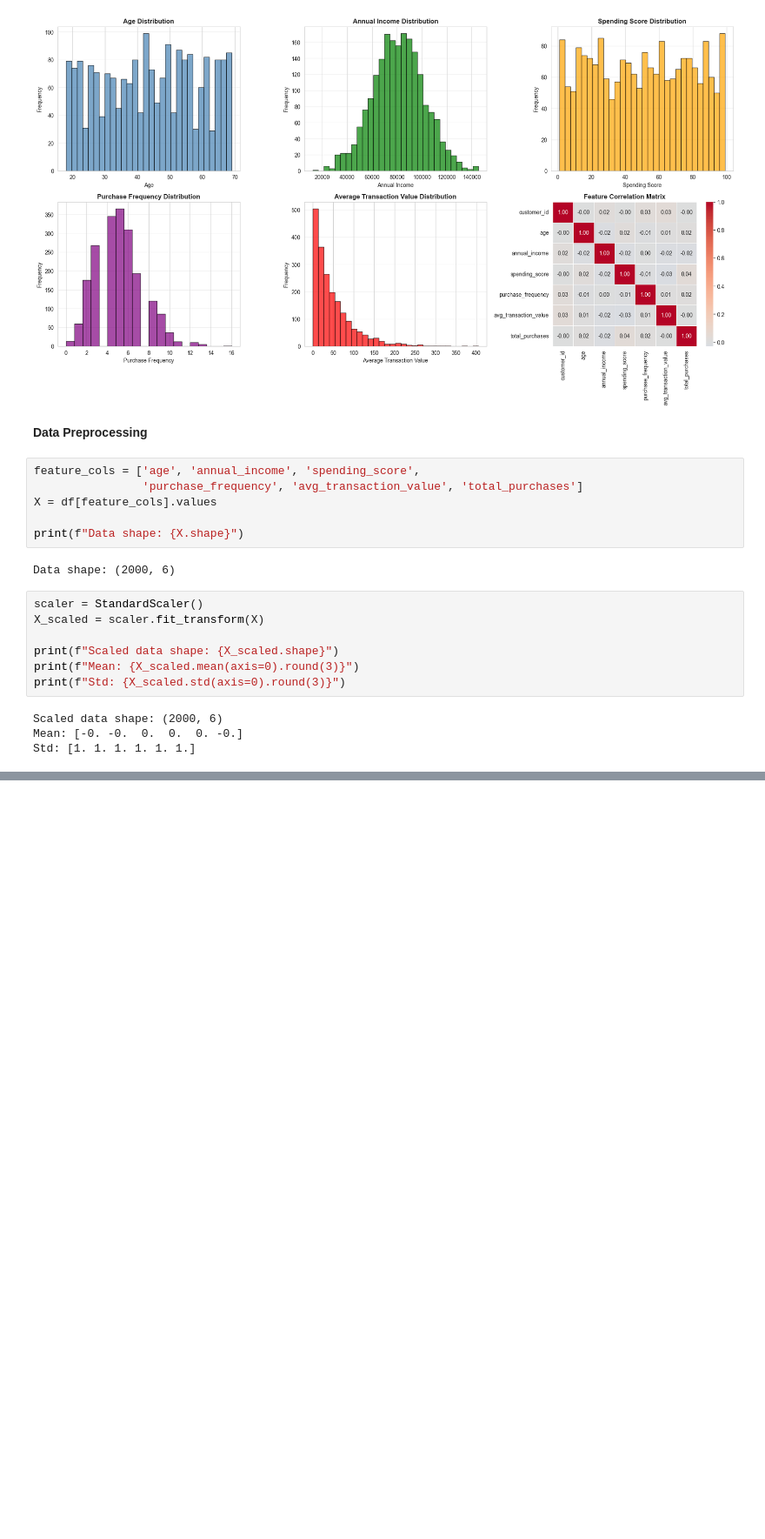
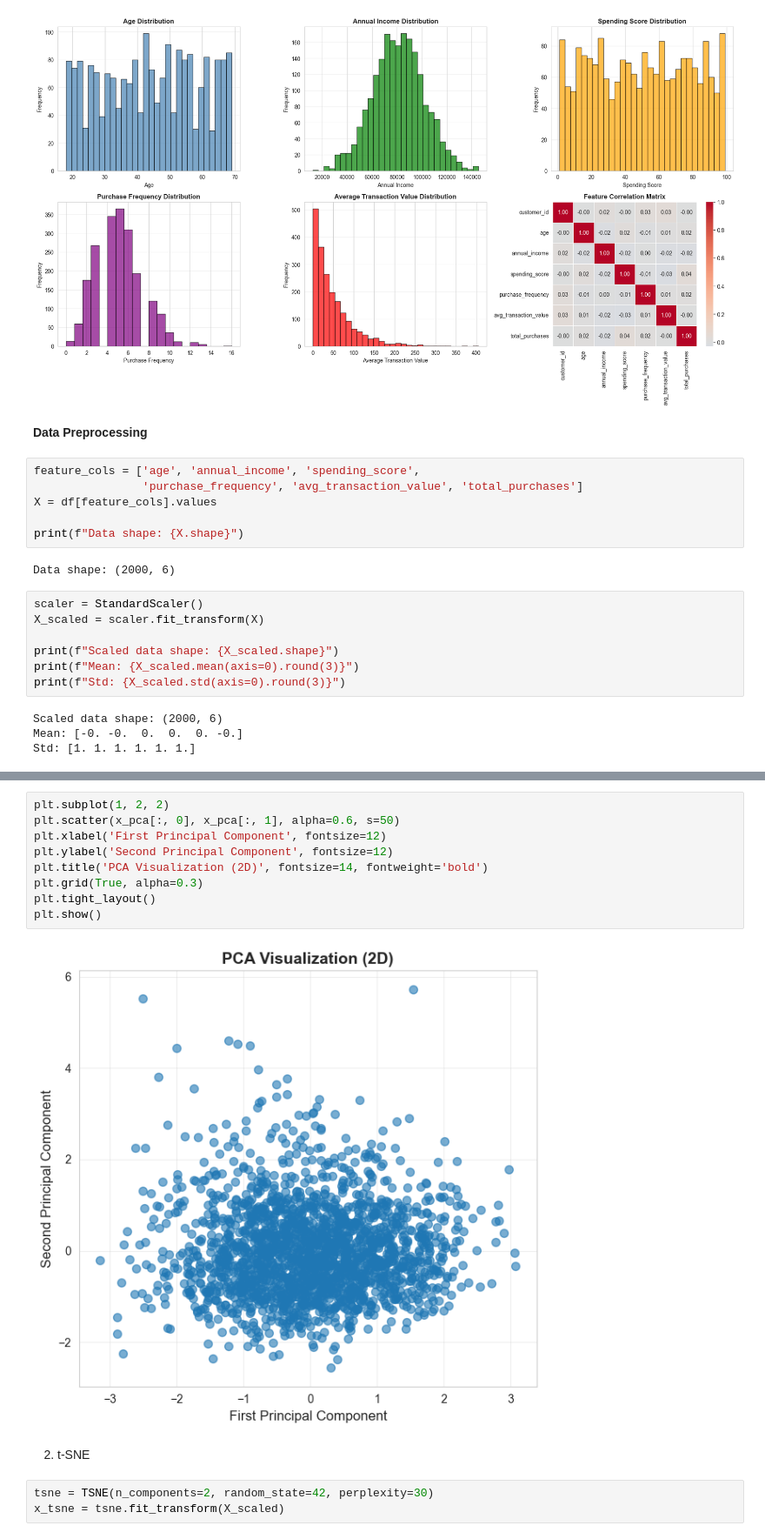
Before and after one commit to mdmohsin212/interview-prep, a Jupyter notebook: ML/Unsupervised Learning/Advance/Unsupervised_project.ipynb, the cells around one changed output, grey strips where cells are left out. Shown at 87% size. Saved outputs shown, nothing was run; the diff lists cells and outputs as text; blank space fills up the shorter version.

```diff
--- a/ML/Unsupervised Learning/Advance/Unsupervised_project.ipynb
+++ b/ML/Unsupervised Learning/Advance/Unsupervised_project.ipynb
@@ -164,0 +199,16 @@ Std: [1. 1. 1. 1. 1. 1.]
+# %%
+plt.subplot(1, 2, 2)
+plt.scatter(x_pca[:, 0], x_pca[:, 1], alpha=0.6, s=50)
+plt.xlabel('First Principal Component', fontsize=12)
+plt.ylabel('Second Principal Component', fontsize=12)
+plt.title('PCA Visualization (2D)', fontsize=14, fontweight='bold')
+plt.grid(True, alpha=0.3)
+plt.tight_layout()
+plt.show()
+# %% [output]
+[figure, added]
+# %% [markdown]
+2. t-SNE
+# %%
+tsne = TSNE(n_components=2, random_state=42, perplexity=30)
+x_tsne = tsne.fit_transform(X_scaled)
```
Also changed, not shown: parts of 40 cells of this notebook.
